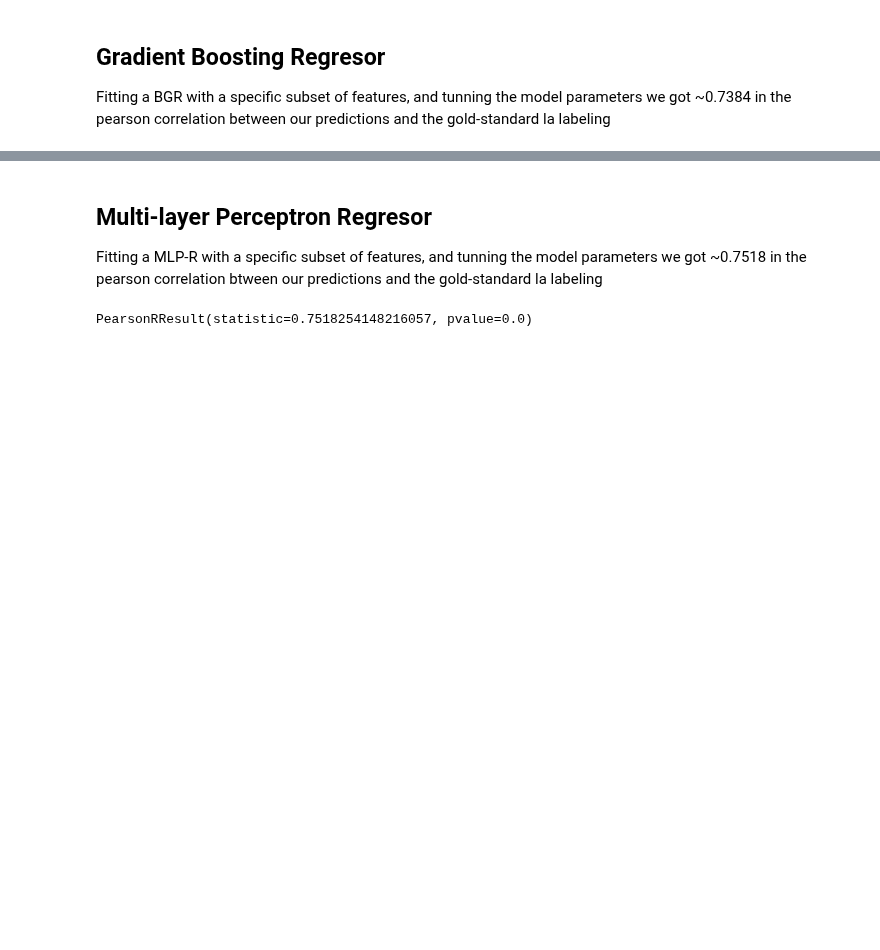
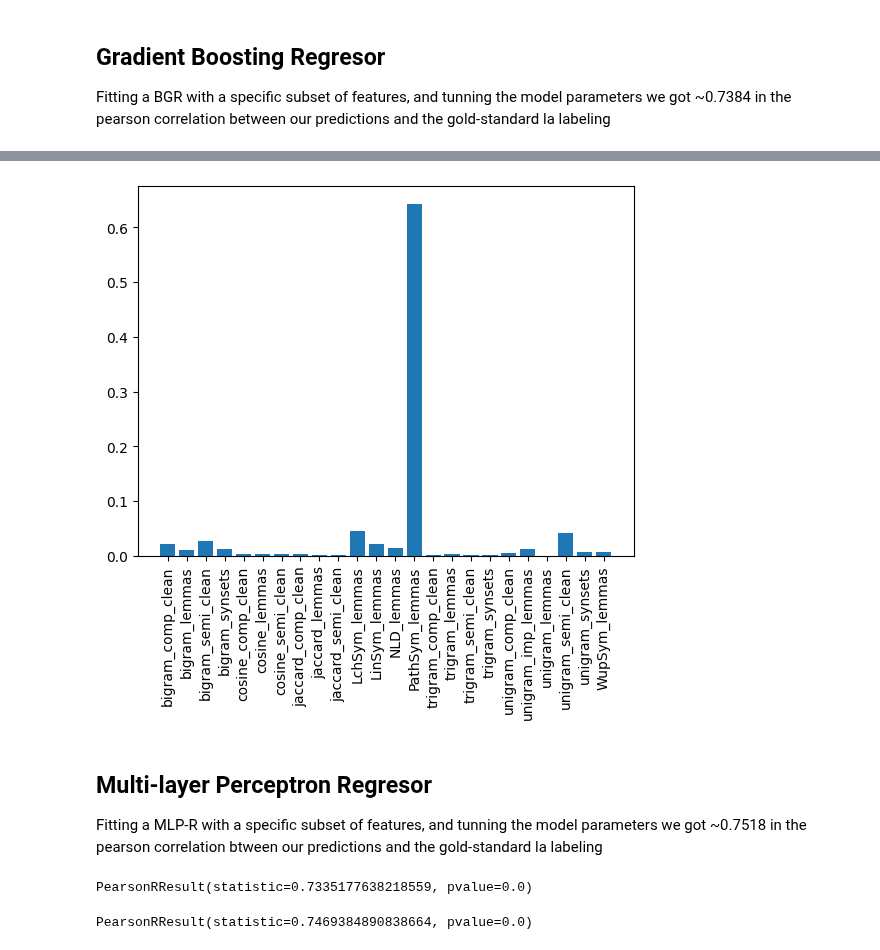
Before and after one commit to mario-rot/Introduction-to-Human-Language-Technology, a Jupyter notebook: Project_LaurenTucker_MarioRosas.ipynb, the cells around one changed output, grey strips where cells are left out. Drawn from its saved outputs; the diff is of its cells as text; code cells hidden in the pictures; blank space fills up the shorter version.

```diff
--- a/Project_LaurenTucker_MarioRosas.ipynb
+++ b/Project_LaurenTucker_MarioRosas.ipynb
@@ -771,9 +820,42 @@ PearsonRResult(statistic=0.7383876997011208, pvalue=0.0)
+# %%
+from sklearn.inspection import permutation_importance
+from sklearn.metrics import make_scorer
+from pathlib import Path
+
+def prs(y,yp):
+    return pearsonr(y,yp).statistic
+
+features_to_try = [feat.name[:-4] for feat in list(Path('Complementary Material/Extracted Features/Test').iterdir())]
+# features_to_try = ['LinSym_lemmas', 'LchSym_lemmas', 'PathSym_lemmas', 'jaccard_lemmas', 'cosine_lemmas', 'unigram_lemmas', 'bigram_lemmas', 'trigram_lemmas', 'jaccard_semi_clean', 'bigram_semi_clean', 'trigram_semi_clean', 'jaccard_comp_clean', 'unigram_comp_clean', 'bigram_comp_clean', 'unigram_imp_lemmas']
+train_feats = np.load('Complementary Material/Extracted Features/Train/'+features_to_try[0]+'.npy')
+for n in range(1, len(features_to_try)):
+    train_feats = np.concatenate((train_feats, np.load('Complementary Material/Extracted Features/Train/'+features_to_try[n]+'.npy')))
+train_feats = np.moveaxis(np.array(train_feats),0,-1)
+
+y = total_Train['gs'].values
+
+# gbr = GradientBoostingRegressor(random_state=17)
+gbr = make_pipeline(StandardScaler(), GradientBoostingRegressor(random_state=8))
+gbr.fit(train_feats, y)
+
+pr = make_scorer(prs)
+
+# perform permutation importance
+results = permutation_importance(gbr, train_feats, y, scoring=pr)
+# %%
+# get importance
+importance = results.importances_mean
+plt.bar(features_to_try, np.moveaxis(importance,0,-1))
+plt.xticks(range(len(features_to_try)), features_to_try, rotation='vertical')
+plt.show()
+# %% [output]
+[figure, added]
 # %% [markdown]
 ## Multi-layer Perceptron Regresor
 Fitting a MLP-R with a specific subset of features, and tunning the model parameters we got ~0.7518 in the pearson correlation btween our predictions and the gold-standard la labeling
 # %%
 features_to_try = ['LinSym_lemmas', 'LchSym_lemmas', 'PathSym_lemmas', 'jaccard_lemmas', 'cosine_lemmas', 'unigram_lemmas', 'bigram_lemmas', 'trigram_lemmas', 'jaccard_semi_clean', 'bigram_semi_clean', 'trigram_semi_clean', 'jaccard_comp_clean', 'unigram_comp_clean', 'bigram_comp_clean']
-#features_to_try = ['LinSym_lemmas', 'LchSym_lemmas', 'PathSym_lemmas', 'jaccard_lemmas', 'cosine_lemmas', 'unigram_lemmas', 'bigram_lemmas', 'trigram_lemmas', 'jaccard_semi_clean', 'bigram_semi_clean', 'trigram_semi_clean']
+# features_to_try = ['LinSym_lemmas', 'LchSym_lemmas', 'PathSym_lemmas', 'jaccard_lemmas', 'cosine_lemmas', 'unigram_lemmas', 'bigram_lemmas', 'trigram_lemmas']
 train_feats = np.load('Complementary Material/Extracted Features/Train/'+features_to_try[0]+'.npy', allow_pickle=True)
 for n in range(1, len(features_to_try)):
     train_feats = np.concatenate((train_feats, np.load('Complementary Material/Extracted Features/Train/'+features_to_try[n]+'.npy')))
@@ -781,8 +863,9 @@ train_feats = np.moveaxis(np.array(train_feats),0,-1)
 
 y = total_Train['gs'].values
 
-#mlp = MLPRegressor(hidden_layer_sizes=(100,500,1000,500,100), random_state=5, max_iter=900)
-mlp = MLPRegressor(hidden_layer_sizes=(100,100,100, 100), random_state=3, max_iter=200)
+# mlp = MLPRegressor(hidden_layer_sizes=(100,500,1000,500,100), random_state=5, max_iter=900)
+mlp = MLPRegressor(hidden_layer_sizes=(100,100,100, 100), random_state=3, max_iter=400)
+# mlp = make_pipeline(MinMaxScaler(), MLPRegressor(hidden_layer_sizes=(100,100,100, 100), random_state=3, max_iter=400))
 mlp.fit(train_feats, y)
 
 test_feats = np.load('Complementary Material/Extracted Features/Test/'+features_to_try[0]+'.npy', allow_pickle=True)
@@ -792,4 +875,42 @@ test_feats = np.moveaxis(np.array(test_feats),0,-1)
 
 pearsonr(total_Test['gs'].values,mlp.predict(test_feats))
 # %% [output]
-PearsonRResult(statistic=0.7518254148216057, pvalue=0.0)
+PearsonRResult(statistic=0.7335177638218559, pvalue=0.0)
+# %%
+features_to_try = ['LinSym_lemmas', 'LchSym_lemmas', 'PathSym_lemmas', 'jaccard_lemmas', 'cosine_lemmas', 'unigram_lemmas', 'bigram_lemmas', 'trigram_lemmas', 'jaccard_semi_clean', 'bigram_semi_clean', 'trigram_semi_clean', 'jaccard_comp_clean', 'unigram_comp_clean', 'bigram_comp_clean']
+# features_to_try = ['LinSym_lemmas', 'LchSym_lemmas', 'PathSym_lemmas', 'jaccard_lemmas', 'cosine_lemmas', 'unigram_lemmas', 'bigram_lemmas', 'trigram_lemmas', 'jaccard_semi_clean', 'bigram_semi_clean', 'trigram_semi_clean']
+train_feats = np.load('Complementary Material/Extracted Features/Train/'+features_to_try[0]+'.npy', allow_pickle=True)
+for n in range(1, len(features_to_try)):
+    train_feats = np.concatenate((train_feats, np.load('Complementary Material/Extracted Features/Train/'+features_to_try[n]+'.npy')))
+train_feats = np.moveaxis(np.array(train_feats),0,-1)
+
+test_feats = np.load('Complementary Material/Extracted Features/Test/'+features_to_try[0]+'.npy', allow_pickle=True)
+for n in range(1, len(features_to_try)):
+    test_feats = np.concatenate((test_feats, np.load('Complementary Material/Extracted Features/Test/'+features_to_try[n]+'.npy')))
+test_feats = np.moveaxis(np.array(test_feats),0,-1)
+
+y = total_Train['gs']
+
+res = []
+
+for rs in range(20):
+    #mlp = MLPRegressor(hidden_layer_sizes=(100,500,1000,500,100), random_state=5, max_iter=900)
+    mlp = MLPRegressor(hidden_layer_sizes=(100,100,100,100), random_state=rs, max_iter=200)
+    mlp.fit(train_feats, y)
+Final Result
+Using the multilayer perceptron we got 0.7518254148216057, this result was obtained with appropriate preprocessing, data extraction and model configuration.Final Result
+Using the multilayer perceptron we got 0.7518254148216057, this result was obtained with appropriate preprocessing, data extraction and model configuration.Final Result
+Using the multilayer perceptron we got 0.7518254148216057, this result was obtained with appropriate preprocessing, data extraction and model configuration.Final Result
+Using the multilayer perceptron we got 0.7518254148216057, this result was obtained with appropriate preprocessing, data extraction and model configuration.Final Result
+Using the multilayer perceptron we got 0.7518254148216057, this result was obtained with appropriate preprocessing, data extraction and model configuration.Final Result
+Using the multilayer perceptron we got 0.7518254148216057, this result was obtained with appropriate preprocessing, data extraction and model configuration.Final Result
+Using the multilayer perceptron we got 0.7518254148216057, this result was obtained with appropriate preprocessing, data extraction and model configuration.Final Result
+Using the multilayer perceptron we got 0.7518254148216057, this result was obtained with appropriate preprocessing, data extraction and model configuration.Final Result
+Using the multilayer perceptron we got 0.7518254148216057, this result was obtained with appropriate preprocessing, data extraction and model configuration.#### 3cFinal Result
+Using the multilayer perceptron we got 0.7518254148216057, this result was obtained with appropriate preprocessing, data extraction and model configuration.dewefrf#Final Result
+Using the multilayer perceptron we got 0.7518254148216057, this result was obtained with appropriate preprocessing, data extraction and model configuration.vththbvthygtgthryhjyh hmnyuj
+    res.append(pearsonr(total_Test['gs'].values,mlp.predict(test_feats)))
+
+max(res)
+# %% [output]
+PearsonRResult(statistic=0.7469384890838664, pvalue=0.0)
```
Also changed, not shown: parts of 10 cells of this notebook, 10 other files.
